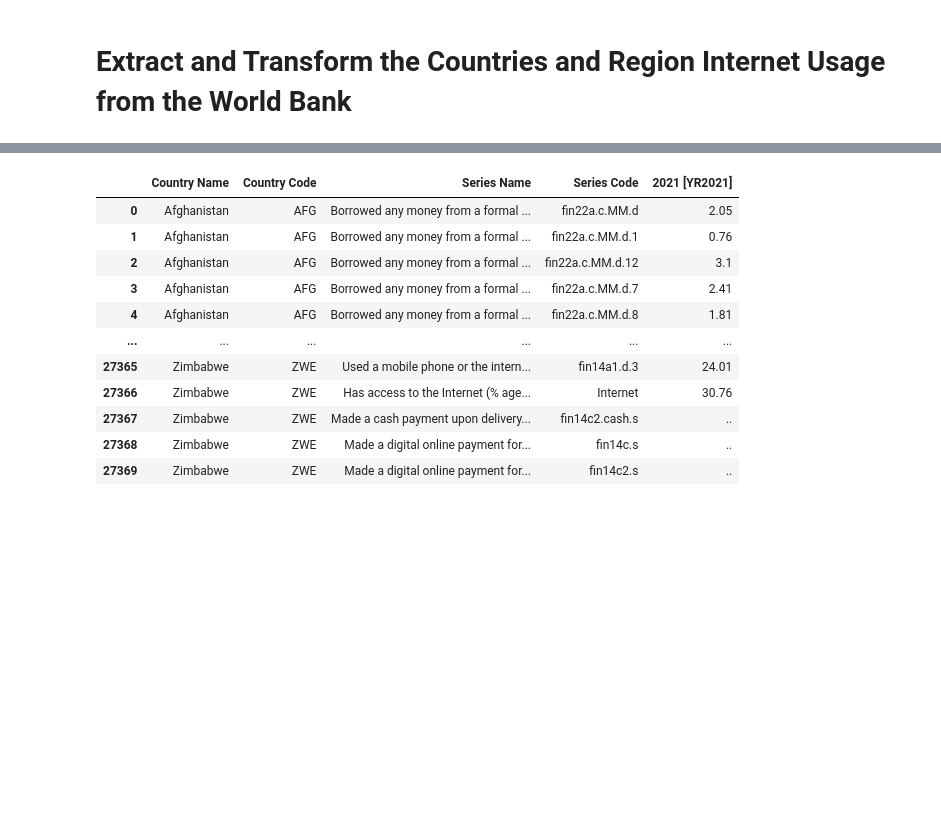
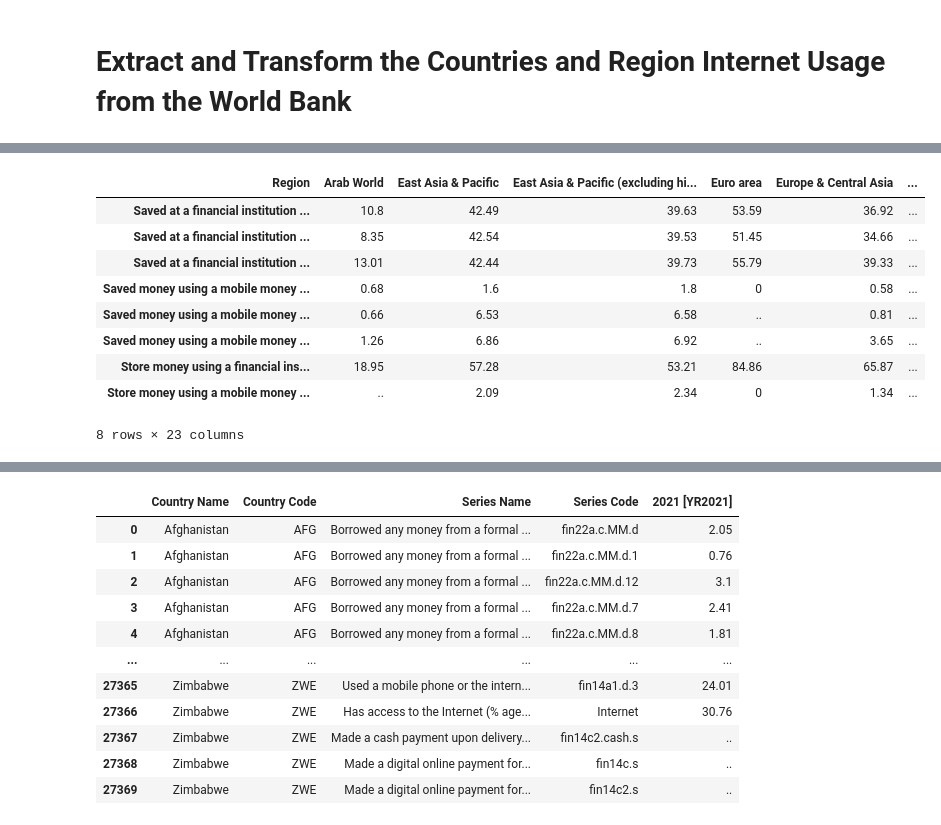
Before and after one commit to khadra1/Global-Connectivity, a Jupyter notebook: notebooks/cleaning_data.ipynb, the cells around one changed output, grey strips where cells are left out. Drawn from its saved outputs; the diff is of its cells as text; code cells hidden in the pictures; blank space fills up the shorter version.

```diff
--- a/notebooks/cleaning_data.ipynb
+++ b/notebooks/cleaning_data.ipynb
@@ -365,0 +310,27 @@ world_bank_regions
+# %%
+regions_data.columns
+
+cat_names = [ 'Borrowing', 'Payment', 'Received', 'Saving']
+
+indexes = regions_data.index
+for index in indexes:
+    if index.startswith('Borrowed'):
+        regions_data.loc[index,'Cat'] = 'Borrowing'
+    elif index.startswith('Made') or  index.startswith('Use') or  index.startswith('Used') :
+        regions_data.loc[index,'Cat'] = 'Payment'
+    elif index.startswith('Received') :
+        regions_data.loc[index,'Cat'] = 'Received'
+    elif index.startswith('Saved') or  index.startswith('Store') :
+        regions_data.loc[index,'Cat'] = 'Saving'
+regions_data[regions_data['Cat']=='Saving']
+# %% [output]
+| Region | Arab World | East Asia & Pacific | East Asia & Pacific (excluding hi... | Euro area | Europe & Central Asia | ... |
+| Saved at a financial institution ... | 10.8 | 42.49 | 39.63 | 53.59 | 36.92 | ... |
+| Saved at a financial institution ... | 8.35 | 42.54 | 39.53 | 51.45 | 34.66 | ... |
+| Saved at a financial institution ... | 13.01 | 42.44 | 39.73 | 55.79 | 39.33 | ... |
+| Saved money using a mobile money ... | 0.68 | 1.6 | 1.8 | 0 | 0.58 | ... |
+| Saved money using a mobile money ... | 0.66 | 6.53 | 6.58 | .. | 0.81 | ... |
+| Saved money using a mobile money ... | 1.26 | 6.86 | 6.92 | .. | 3.65 | ... |
+| Store money using a financial ins... | 18.95 | 57.28 | 53.21 | 84.86 | 65.87 | ... |
+| Store money using a mobile money ... | .. | 2.09 | 2.34 | 0 | 1.34 | ... |
+8 rows × 23 columns
```
Also changed, not shown: parts of 19 cells of this notebook, 8 other files.
